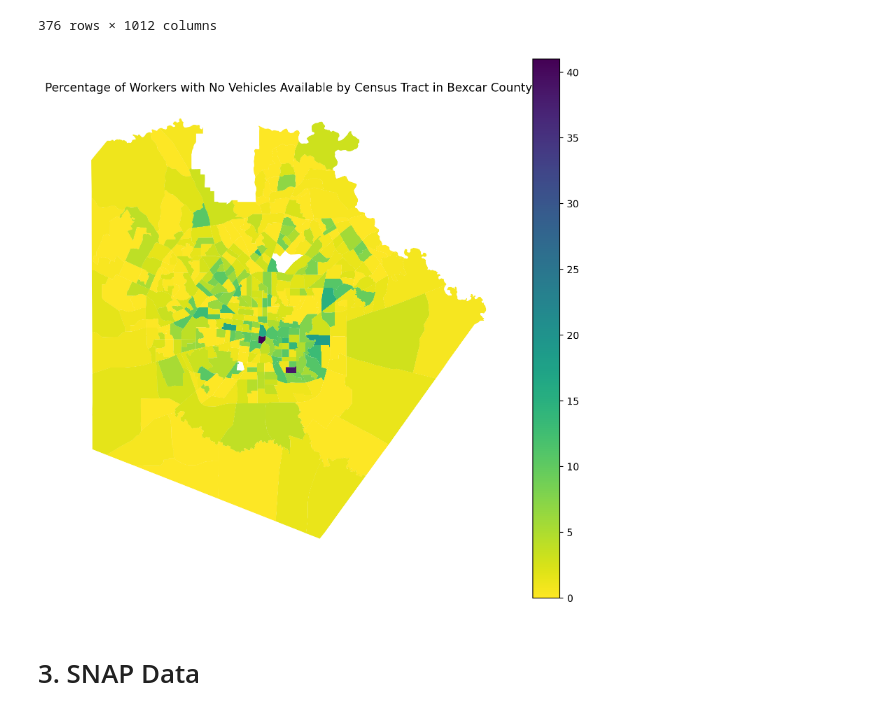
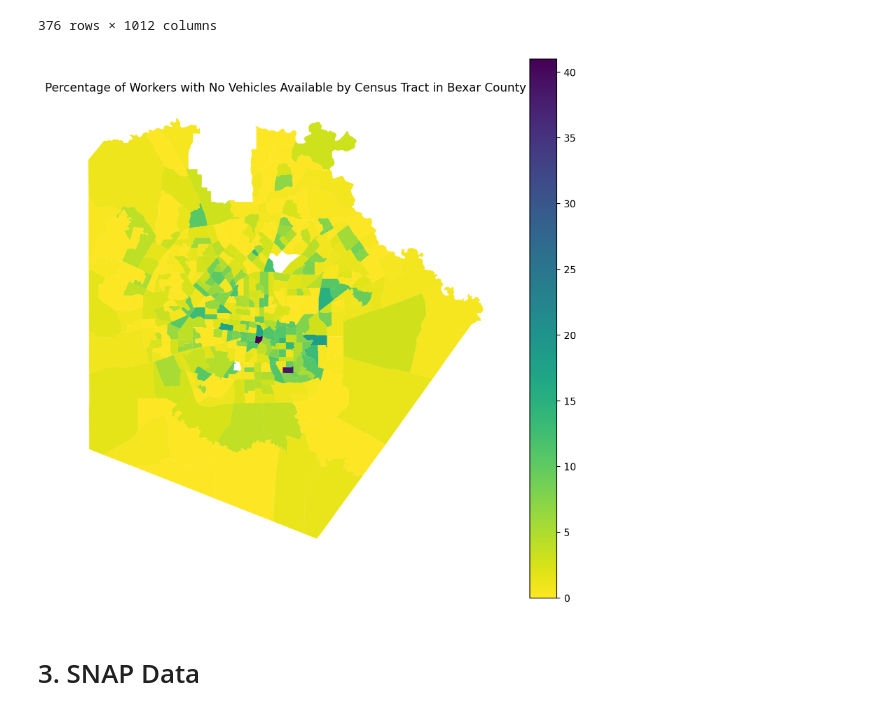
Before and after one commit to sarazarea26/fooddesertproject, a Jupyter notebook: heat_maps/bexar_county/bexar_heat_maps.ipynb, the cells around one changed output. Saved outputs shown, nothing was run; the diff lists cells and outputs as text; code cells hidden in the pictures.

```diff
--- a/heat_maps/bexar_county/bexar_heat_maps.ipynb
+++ b/heat_maps/bexar_county/bexar_heat_maps.ipynb
@@ -35,5 +46,5 @@ df
 # %%
 gdf = gpd.read_file("tl_2024_48_tract.shp")
 # %%
-bexcar = gdf[gdf["COUNTYFP"] == "029"]
+bexar = gdf[gdf["COUNTYFP"] == "029"]
 # %%
@@ -84,32 +95,32 @@ df
 | 375 | 1400000US48029980100 | Census Tract 9801; Bexar County; ... | 659 | 146 | 12.6 | 7.9 | 17.8 | ... |
 376 rows × 1012 columns
 # %%
-merged = bexcar.merge(
+merged_2 = bexar.merge(
     df,
     left_on="GEOIDFQ",
     right_on="GEO_ID",
     how="left"
 )
 
-merged["S0802_C01_094E"] = pd.to_numeric(
-    merged["S0802_C01_094E"],
+merged_2["S0802_C01_094E"] = pd.to_numeric(
+    merged_2["S0802_C01_094E"],
     errors="coerce"
 )
 # %%
 fig, ax = plt.subplots(figsize=(10, 10))
 
-merged.plot(
+merged_2.plot(
     column="S0802_C01_094E",
     cmap="viridis_r",
     legend=True,
     ax=ax
 )
 
-plt.title("Percentage of Workers with No Vehicles Available by Census Tract in Bexcar County")
+plt.title("Percentage of Workers with No Vehicles Available by Census Tract in Bexar County")
 plt.axis("off")
 plt.show()
 # %% [output]
-[figure, old version]
+[figure, new version]
 # %% [markdown]
 # 3. SNAP Data
 # %%
```
Also changed, not shown: parts of 7 cells of this notebook, 17 other files.
